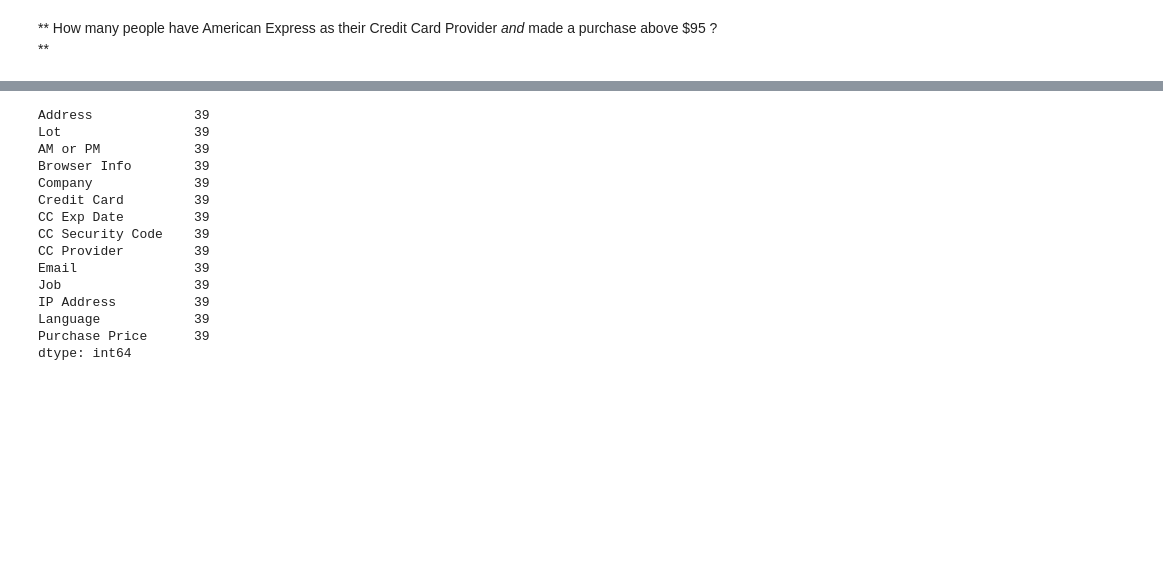
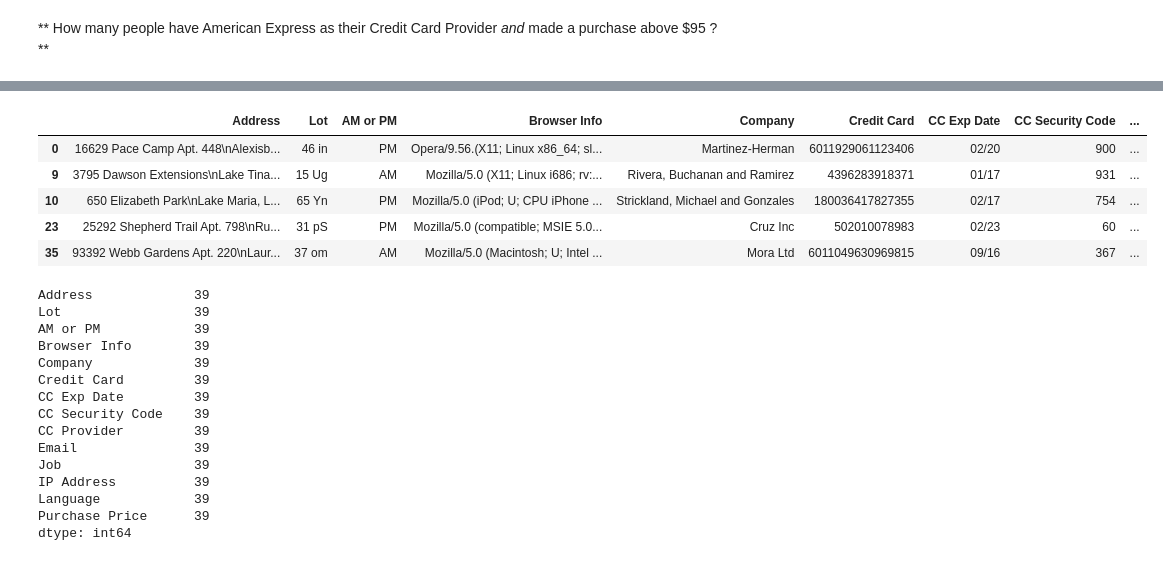
Before and after one commit to roblivesinottawa/data_science_machine_learning_python, a Jupyter notebook: 04-Pandas-Exercises/03-Ecommerce Purchases Exercise .ipynb, the cells around one changed output, grey strips where cells are left out. Cells and saved outputs as stored; diff of their text form; code cells hidden in the pictures; blank space fills up the shorter version.

```diff
--- a/04-Pandas-Exercises/03-Ecommerce Purchases Exercise .ipynb
+++ b/04-Pandas-Exercises/03-Ecommerce Purchases Exercise .ipynb
@@ -170,3 +336,12 @@ Name: Email, dtype: object
+# %%
+ecom[ecom['Purchase Price'] > 95].head(5)
+# %% [output]
+|  | Address | Lot | AM or PM | Browser Info | Company | Credit Card | CC Exp Date | CC Security Code | ... |
+| 0 | 16629 Pace Camp Apt. 448\nAlexisb... | 46 in | PM | Opera/9.56.(X11; Linux x86_64; sl... | Martinez-Herman | 6011929061123406 | 02/20 | 900 | ... |
+| 9 | 3795 Dawson Extensions\nLake Tina... | 15 Ug | AM | Mozilla/5.0 (X11; Linux i686; rv:... | Rivera, Buchanan and Ramirez | 4396283918371 | 01/17 | 931 | ... |
+| 10 | 650 Elizabeth Park\nLake Maria, L... | 65 Yn | PM | Mozilla/5.0 (iPod; U; CPU iPhone ... | Strickland, Michael and Gonzales | 180036417827355 | 02/17 | 754 | ... |
+| 23 | 25292 Shepherd Trail Apt. 798\nRu... | 31 pS | PM | Mozilla/5.0 (compatible; MSIE 5.0... | Cruz Inc | 502010078983 | 02/23 | 60 | ... |
+| 35 | 93392 Webb Gardens Apt. 220\nLaur... | 37 om | AM | Mozilla/5.0 (Macintosh; U; Intel ... | Mora Ltd | 6011049630969815 | 09/16 | 367 | ... |
 # %%
 ecom[(ecom['CC Provider'] == 'American Express') & (ecom['Purchase Price'] > 95)].count()
 # %% [output]
```
Also changed, not shown: parts of 26 cells of this notebook.
